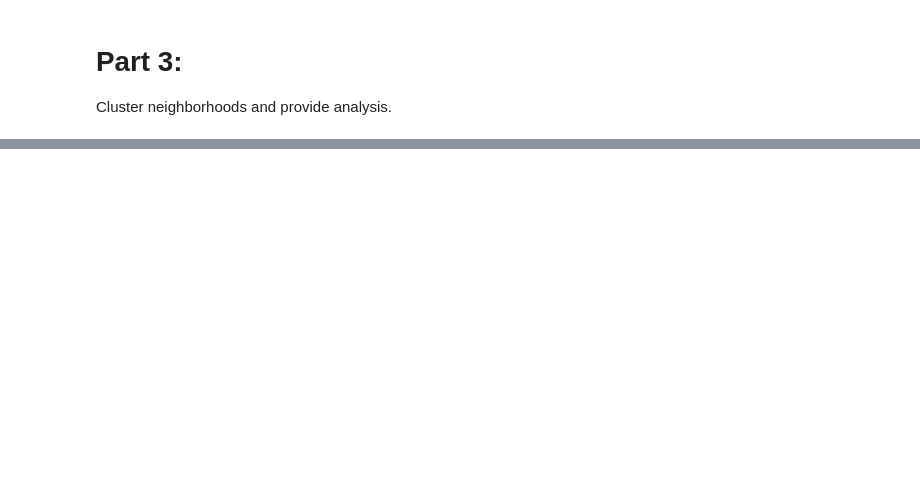
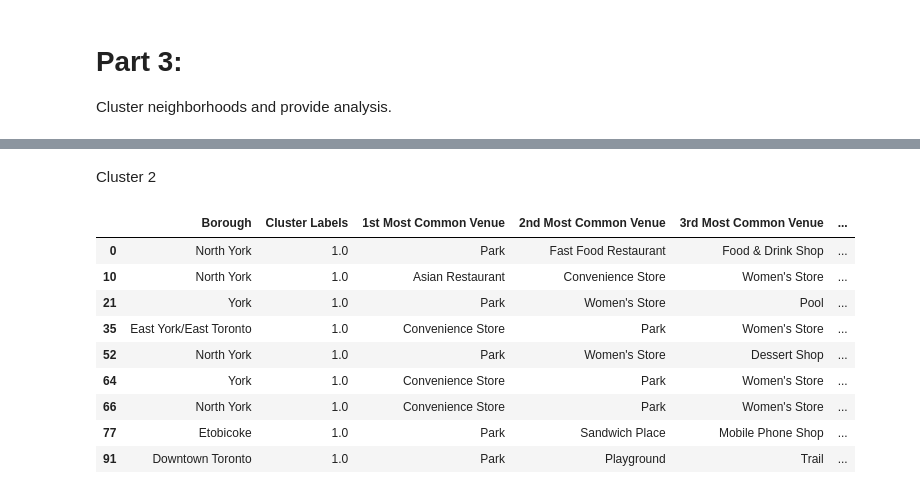
Before and after one commit to bkee06/IBM_Capstone, a Jupyter notebook: Week_3_Assignment.ipynb, the cells around one changed output, grey strips where cells are left out. Cells and saved outputs as stored; diff of their text form; code cells hidden in the pictures; blank space fills up the shorter version.

```diff
--- a/Week_3_Assignment.ipynb
+++ b/Week_3_Assignment.ipynb
@@ -151,0 +562,15 @@ Toronto_venues.head()
+# %% [markdown]
+Cluster 2
+# %%
+toronto_merged.loc[toronto_merged['Cluster Labels'] == 1, toronto_merged.columns[[1] + list(range(5, toronto_merged.shape[1]))]]
+# %% [output]
+|  | Borough | Cluster Labels | 1st Most Common Venue | 2nd Most Common Venue | 3rd Most Common Venue | ... |
+| 0 | North York | 1.0 | Park | Fast Food Restaurant | Food & Drink Shop | ... |
+| 10 | North York | 1.0 | Asian Restaurant | Convenience Store | Women's Store | ... |
+| 21 | York | 1.0 | Park | Women's Store | Pool | ... |
+| 35 | East York/East Toronto | 1.0 | Convenience Store | Park | Women's Store | ... |
+| 52 | North York | 1.0 | Park | Women's Store | Dessert Shop | ... |
+| 64 | York | 1.0 | Convenience Store | Park | Women's Store | ... |
+| 66 | North York | 1.0 | Convenience Store | Park | Women's Store | ... |
+| 77 | Etobicoke | 1.0 | Park | Sandwich Place | Mobile Phone Shop | ... |
+| 91 | Downtown Toronto | 1.0 | Park | Playground | Trail | ... |
```
Also changed, not shown: parts of 33 cells of this notebook.
